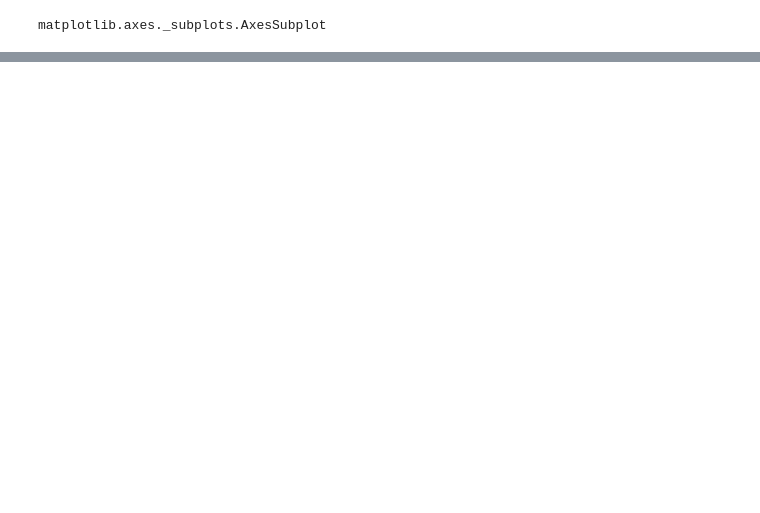
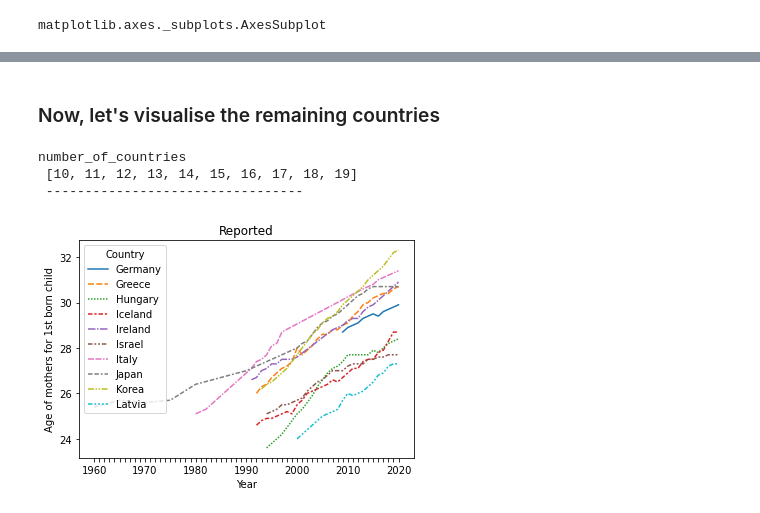
Before and after one commit to BorisMoric/UCDPA_BorisMoric, a Jupyter notebook: DataSets/Project_2.ipynb, the cells around one changed output, grey strips where cells are left out. Saved outputs shown, nothing was run; the diff lists cells and outputs as text; code cells hidden in the pictures; blank space fills up the shorter version.

```diff
--- a/DataSets/Project_2.ipynb
+++ b/DataSets/Project_2.ipynb
@@ -1101,0 +1326,25 @@ Australia = sns.lineplot(x=AM_Countries.columns.values,y=list(np.float_(AM_Count
+# %% [markdown]
+### Now, let's visualise the remaining countries
+# %%
+number_of_countries = list(range(10, 20, 1))
+print("number_of_countries","\n",number_of_countries,"\n","---------------------------------","\n")
+list_of_countries = AM_Countries.iloc[number_of_countries,]
+AM_Countries_trans = AM_Countries.loc[list_of_countries.index,].transpose()
+cols = AM_Countries_trans.columns
+for c in cols:
+    try:
+        AM_Countries_trans[c] = pd.to_numeric(AM_Countries_trans[c])
+    except:
+        pass
+Countries_lineplot = sns.lineplot(data=AM_Countries_trans)
+Countries_lineplot.set(xlabel="Year",ylabel="Age of mothers for 1st born child",title="Reported")
+for index, label in enumerate(Countries_lineplot.get_xticklabels()):
+   if index % 10 == 0:
+      label.set_visible(True)
+   else:
+      label.set_visible(False)
+# %% [output]
+number_of_countries
+ [10, 11, 12, 13, 14, 15, 16, 17, 18, 19]
+ ---------------------------------
+[figure, added]
```
Also changed, not shown: parts of 25 cells of this notebook, 1 other file.
